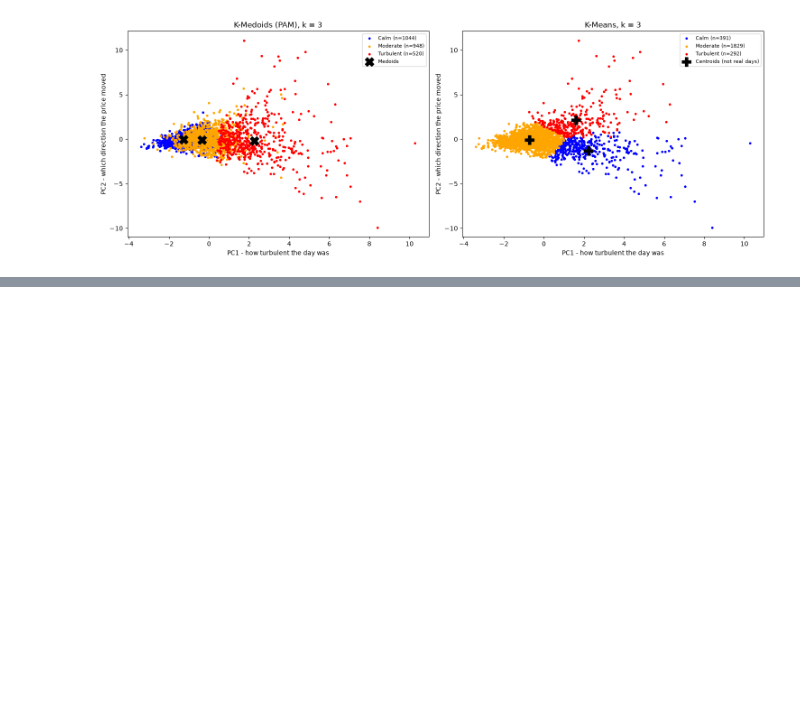
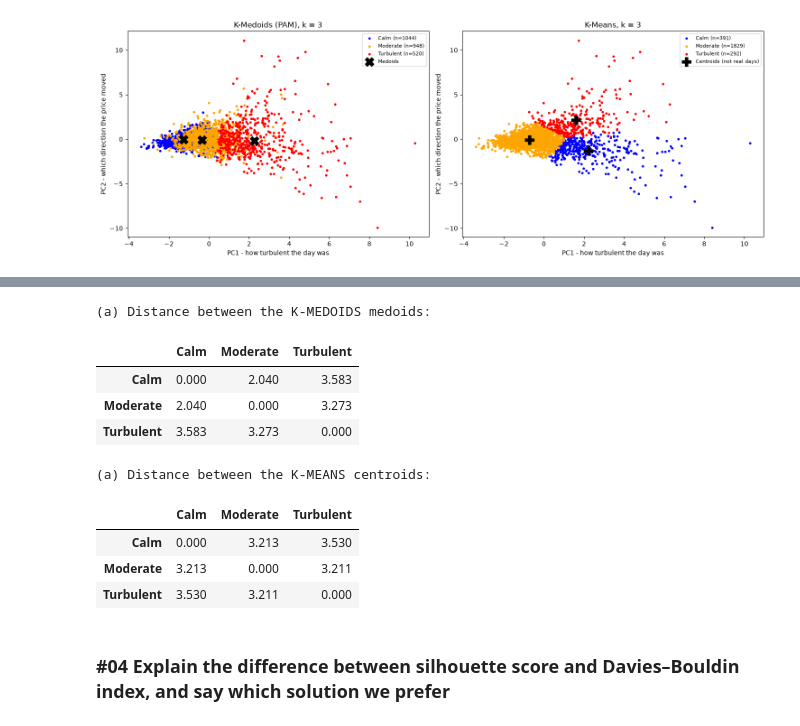
Before and after one commit to zawmoehtike-cct/CA1MLB-2026230, a Jupyter notebook: CA1MLB.ipynb, the cells around one changed output, grey strips where cells are left out. Cells and saved outputs as stored; diff of their text form; code cells hidden in the pictures; blank space fills up the shorter version.

Commit message:
similarity and dis-similarity between clusters; Silhouette score vs Davies–Bouldin index

```diff
--- a/CA1MLB.ipynb
+++ b/CA1MLB.ipynb
@@ -927,0 +952,46 @@ plt.show()
+# %%
+# (a) Distance between the cluster centres
+
+# For K-Medoids the centres are the medoid days
+medoid_points = X_scaled[medoids]
+
+print('(a) Distance between the K-MEDOIDS medoids:')
+kmed_centre_names = []
+for i in range(K):
+    kmed_centre_names.append(kmed_names[i])
+
+kmed_distances = np.zeros((K, K))
+for i in range(K):
+    for j in range(K):
+        kmed_distances[i, j] = np.linalg.norm(medoid_points[i] - medoid_points[j])
+
+display(pd.DataFrame(kmed_distances, index=kmed_centre_names, columns=kmed_centre_names).round(3))
+
+# For K-Means the centres are the centroids, which are averages
+kmeans_centres = kmeans_model.cluster_centers_
+
+kmeans_centre_names = []
+for i in range(K):
+    kmeans_centre_names.append(kmeans_names[i])
+
+kmeans_distances = np.zeros((K, K))
+for i in range(K):
+    for j in range(K):
+        kmeans_distances[i, j] = np.linalg.norm(kmeans_centres[i] - kmeans_centres[j])
+
+print('(a) Distance between the K-MEANS centroids:')
+display(pd.DataFrame(kmeans_distances, index=kmeans_centre_names,
+                     columns=kmeans_centre_names).round(3))
+# %% [output]
+(a) Distance between the K-MEDOIDS medoids:
+|  | Calm | Moderate | Turbulent |
+| Calm | 0.000 | 2.040 | 3.583 |
+| Moderate | 2.040 | 0.000 | 3.273 |
+| Turbulent | 3.583 | 3.273 | 0.000 |
+(a) Distance between the K-MEANS centroids:
+|  | Calm | Moderate | Turbulent |
+| Calm | 0.000 | 3.213 | 3.530 |
+| Moderate | 3.213 | 0.000 | 3.211 |
+| Turbulent | 3.530 | 3.211 | 0.000 |
+# %% [markdown]
+### #04 Explain the difference between **silhouette score** and **Davies–Bouldin index**, and say which solution we prefer
```
Also changed, not shown: parts of 3 cells of this notebook.
